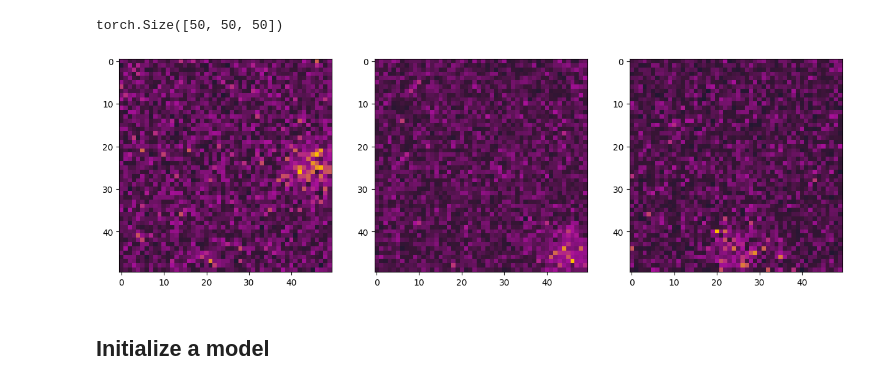
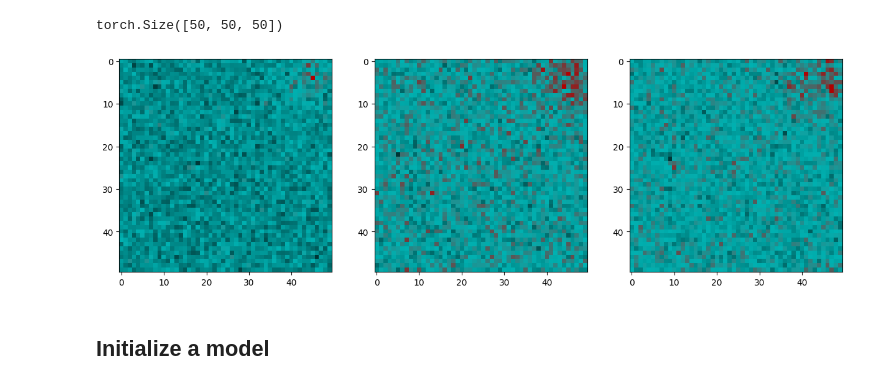
Before and after one commit to 1101AlexZab1011/deepmeg, a Jupyter notebook: dev/res_conv_3d.ipynb, the cells around one changed output. Cells and saved outputs as stored; diff of their text form; code cells hidden in the pictures.

```diff
--- a/dev/res_conv_3d.ipynb
+++ b/dev/res_conv_3d.ipynb
@@ -587,10 +587,20 @@ train, test = torch.utils.data.random_split(dataset, [.7, .3])
 train[0][0].shape
 # %% [output]
 torch.Size([50, 50, 50])
+# %%
+from deepmeg.utils.colors import generate_cmap
+
+cmap = generate_cmap(*[
+    '#003535',
+    '#00b2b2',
+    # '#00ffff',
+    # '#fff',
+    '#b20000'
+])
 # %%
-fig = plot_2d_projections(train[np.random.randint(0, len(train))][0], cmap=cmap)
+fig = plot_2d_projections(train[np.random.randint(0, len(train))][0].numpy(), cmap=cmap)
 # %% [output]
-[figure, old version]
+[figure, new version]
 # %% [markdown]
 ## Initialize a model
 # %%
```
Also changed, not shown: parts of 10 cells of this notebook, 2 other files.
